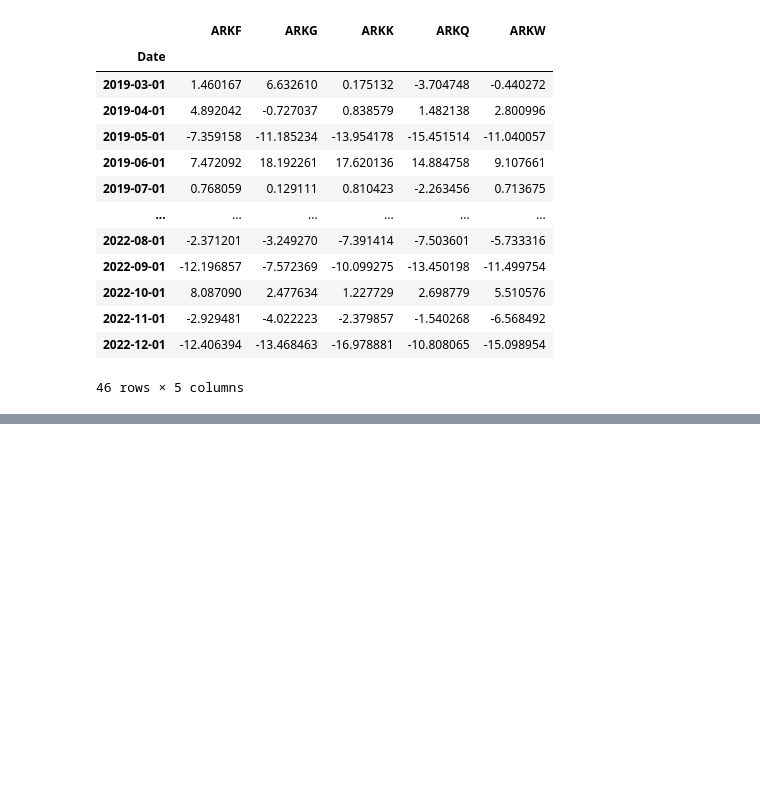
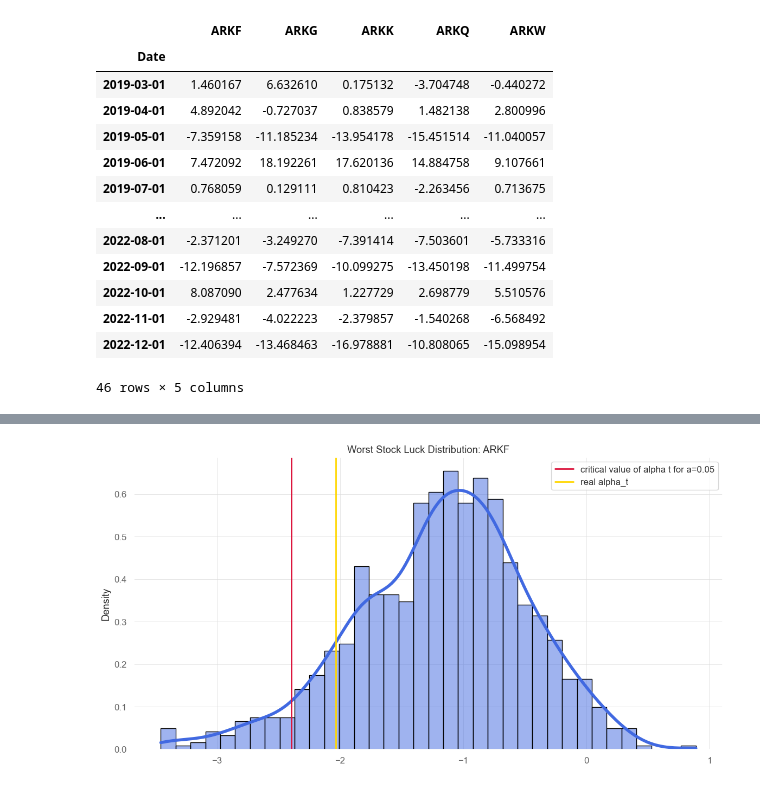
Before and after one commit to fenicola/Ark_Invest_skill_or_luck, a Jupyter notebook: skill_or_luck.ipynb, the cells around one changed output, grey strips where cells are left out. Drawn from its saved outputs; the diff is of its cells as text; code cells hidden in the pictures; blank space fills up the shorter version.

```diff
--- a/skill_or_luck.ipynb
+++ b/skill_or_luck.ipynb
@@ -437,0 +579,25 @@ alpha_obs, alpha_t_obs, alphas_boot, t_alphas_boot = fm.bootstrap(
+# %%
+# Grafico luck distribution — titolo peggiore (rank più basso)
+unluck_a = 0   # 0 = prima colonna = rango più basso
+
+plt.figure(figsize=(14, 7))
+sns.histplot(sorted(luck_d.iloc[:, unluck_a]),
+             bins=int(180/5),
+             color='royalblue',
+             kde=True,
+             stat='density',
+             edgecolor='black',
+             line_kws={'linewidth': 4})
+
+plt.axvline(np.percentile(luck_d.iloc[:, unluck_a], 5),
+            label='critical value of alpha t for a=0.05',
+            color='crimson', linewidth=2)
+plt.axvline(sorted_original.iloc[unluck_a, 0],
+            label='real alpha_t',
+            color='gold', linewidth=2)
+
+plt.title(f"Worst Stock Luck Distribution: {sorted_original.index[unluck_a]}")
+plt.legend()
+plt.show()
+# %% [output]
+[figure, added]
```
Also changed, not shown: parts of 7 cells of this notebook, 1 other file.
